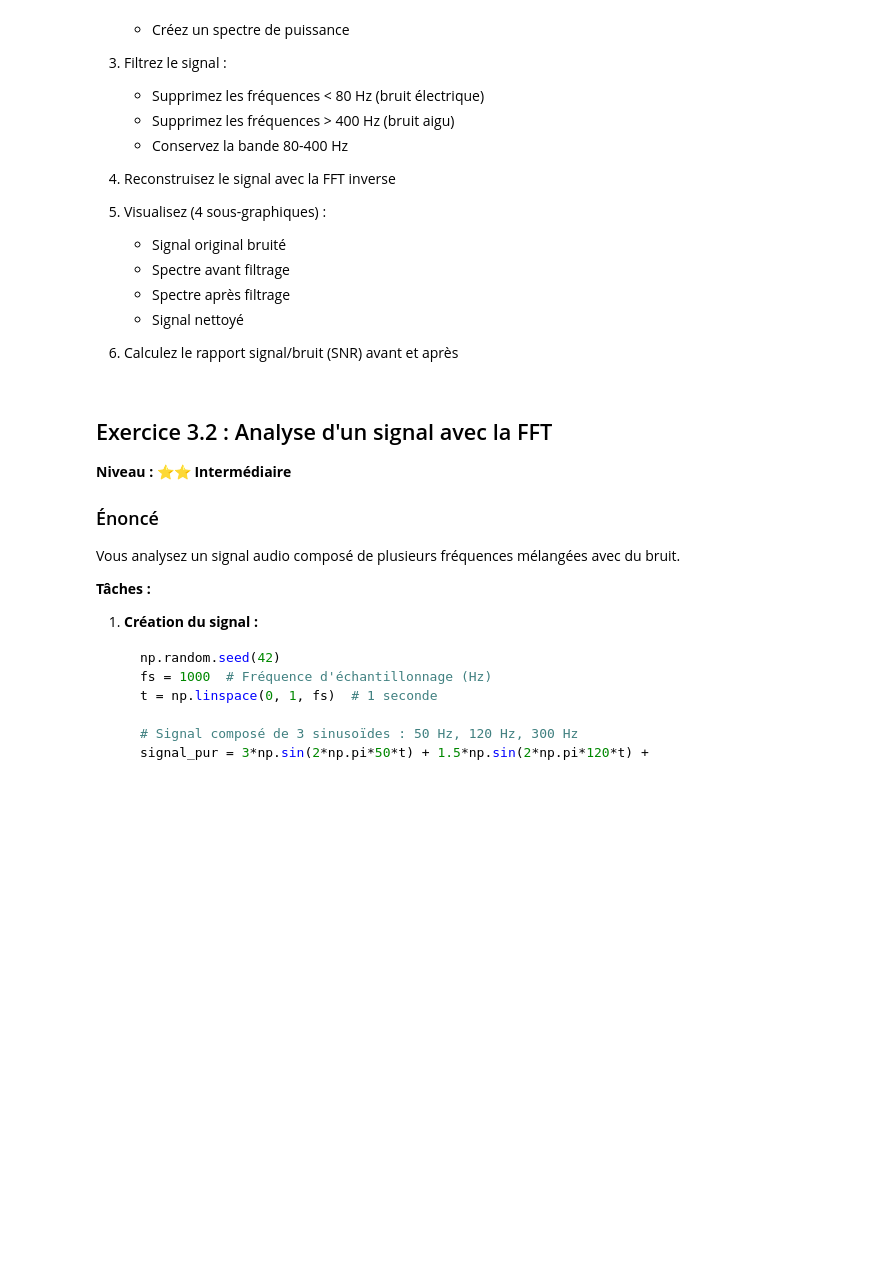
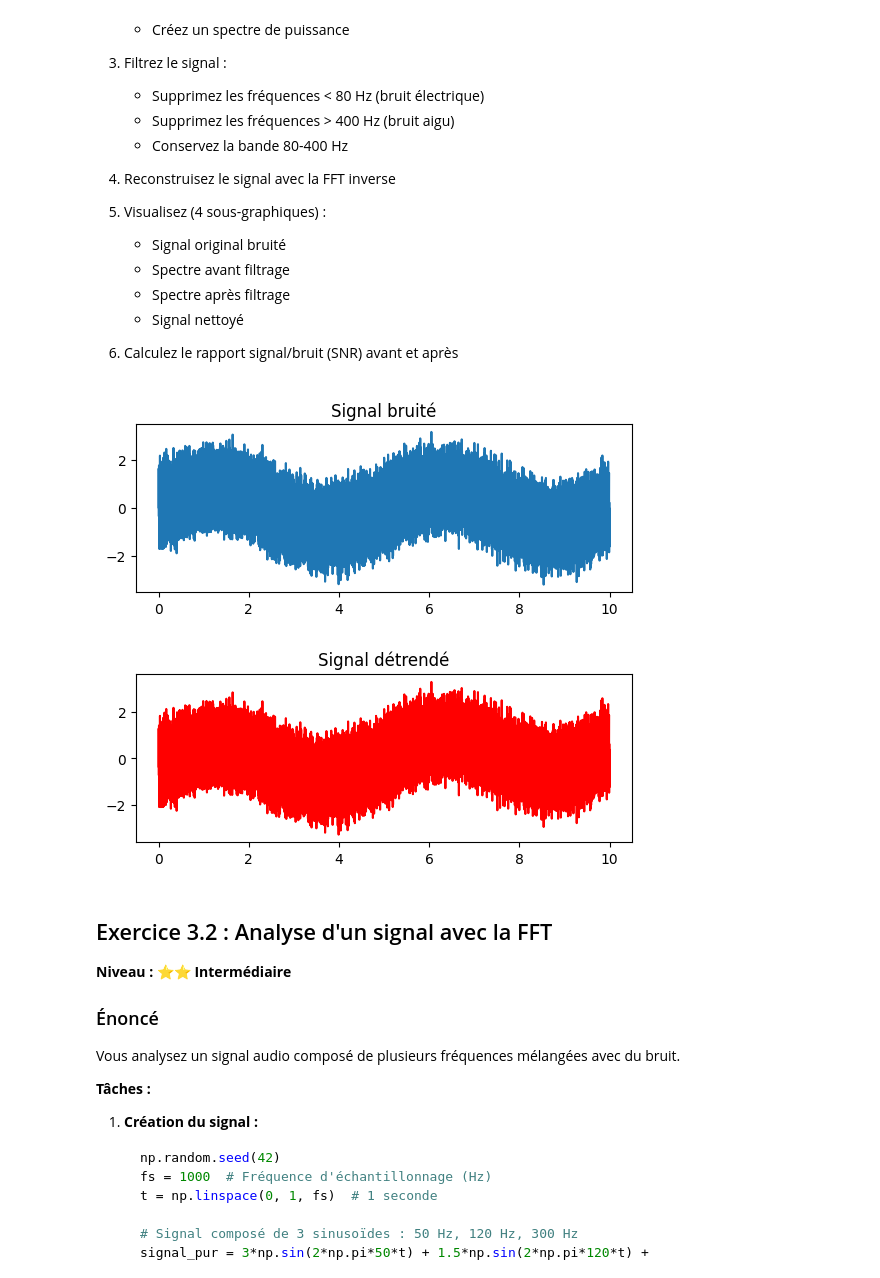
Before and after one commit to WassimXcx-dotcom/EventsManagerProject, a Jupyter notebook: exercices/exercices-pratiques-scipy.ipynb, the cells around one changed output. Drawn from its saved outputs; the diff is of its cells as text; code cells hidden in the pictures; blank space fills up the shorter version.

```diff
--- a/exercices/exercices-pratiques-scipy.ipynb
+++ b/exercices/exercices-pratiques-scipy.ipynb
@@ -1048,6 +1072,44 @@ signal_bruite = voix + bruit_hf + bruit_bf + bruit_random
    - Signal nettoyé
 
 6. Calculez le rapport signal/bruit (SNR) avant et après
+# %%
+from scipy.signal import detrend
+from scipy.fftpack import fft
+import numpy as np
+import matplotlib.pyplot as plt
+
+# Signal original : voix humaine (fréquences 100-300 Hz)
+t = np.linspace(0, 10, 10000)
+voix = np.sin(2 * np.pi * 150 * t) + 0.5 * np.sin(2 * np.pi * 250 * t)
+
+# Bruit haute fréquence (ventilation, équipement)
+bruit_hf = 0.8 * np.sin(2 * np.pi * 2000 * t)
+
+# Bruit basse fréquence (ronronnement électrique 50 Hz)
+bruit_bf = 0.6 * np.sin(2 * np.pi * 50 * t)
+
+# Bruit aléatoire
+bruit_random = np.random.normal(0, 0.3, len(t))
+
+# Signal enregistré
+signal_bruite = voix + bruit_hf + bruit_bf + bruit_random
+
+detr = detrend(signal_bruite)
+
+plt.subplot(2,1,1)
+plt.plot(t,signal_bruite)
+plt.title("Signal bruité")
+plt.show()
+plt.subplot(2,1,2)
+plt.plot(t,detr,c='red')
+plt.title("Signal détrendé")
+plt.show()
+
+fft_signal = fft(signal_bruite)
+fft_detr = fft(detr)
+# %% [output]
+[figure, added]
+[figure, added]
 # %% [markdown]
 ## Exercice 3.2 : Analyse d'un signal avec la FFT
 **Niveau : ⭐⭐ Intermédiaire**
```
Also changed, not shown: parts of 1 cell of this notebook.
